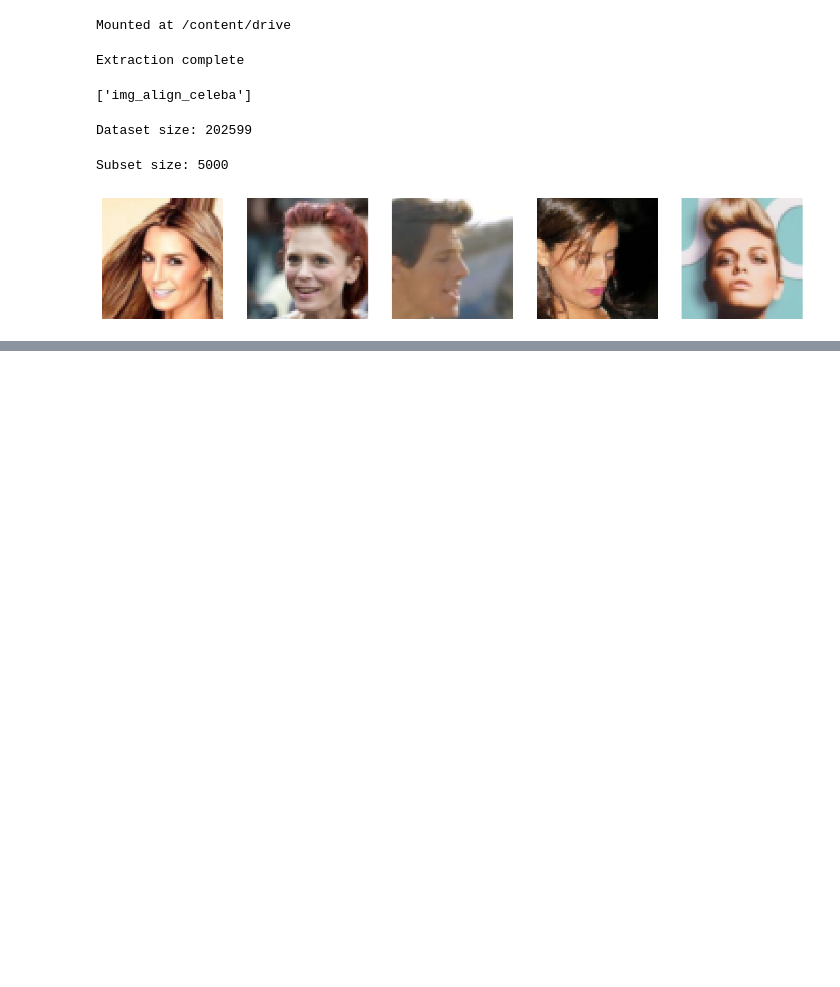
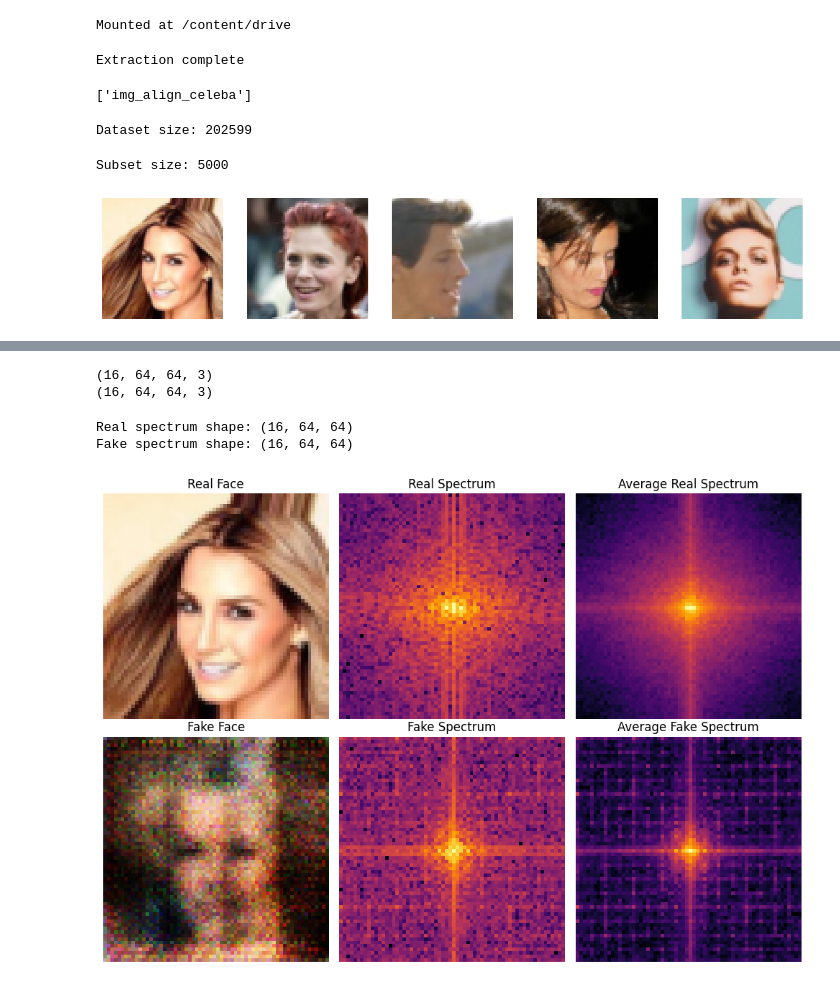
Before and after one commit to elizaabethnguyen/deepfake-detection, a Jupyter notebook: deepfake_project.ipynb, the cells around one changed output, grey strips where cells are left out. Saved outputs shown, nothing was run; the diff lists cells and outputs as text; code cells hidden in the pictures; blank space fills up the shorter version.

```diff
--- a/deepfake_project.ipynb
+++ b/deepfake_project.ipynb
@@ -90,0 +583,17 @@ plt.show()
+# %%
+# Convert Tensors to Numpy
+# =========================
+# CONVERT TO NUMPY
+# =========================
+
+# Convert tensors into numpy arrays
+
+real_np = real_images.permute(0,2,3,1).numpy()
+
+fake_np = fake_images.permute(0,2,3,1).numpy()
+
+print(real_np.shape)
+print(fake_np.shape)
+# %% [output]
+(16, 64, 64, 3)
+(16, 64, 64, 3)
@@ -90,0 +625,54 @@ plt.show()
+# %%
+# Generate FFT Spectra
+# =========================
+# CREATE SPECTRA
+# =========================
+
+real_spec = to_log_spectrum(real_np)
+
+fake_spec = to_log_spectrum(fake_np)
+
+print("Real spectrum shape:", real_spec.shape)
+print("Fake spectrum shape:", fake_spec.shape)
+# %% [output]
+Real spectrum shape: (16, 64, 64)
+Fake spectrum shape: (16, 64, 64)
+# %%
+# =========================
+# VISUALISE FFT SPECTRA
+# =========================
+
+fig, axes = plt.subplots(2,3, figsize=(10,7))
+
+# REAL IMAGE
+axes[0,0].imshow((real_np[0] + 1) / 2)
+axes[0,0].set_title("Real Face")
+
+# REAL SPECTRUM
+axes[0,1].imshow(real_spec[0], cmap='inferno')
+axes[0,1].set_title("Real Spectrum")
+
+# AVERAGE REAL SPECTRUM
+axes[0,2].imshow(np.mean(real_spec, axis=0), cmap='inferno')
+axes[0,2].set_title("Average Real Spectrum")
+
+# FAKE IMAGE
+axes[1,0].imshow((fake_np[0] + 1) / 2)
+axes[1,0].set_title("Fake Face")
+
+# FAKE SPECTRUM
+axes[1,1].imshow(fake_spec[0], cmap='inferno')
+axes[1,1].set_title("Fake Spectrum")
+
+# AVERAGE FAKE SPECTRUM
+axes[1,2].imshow(np.mean(fake_spec, axis=0), cmap='inferno')
+axes[1,2].set_title("Average Fake Spectrum")
+
+# Remove axes
+for ax in axes.flatten():
+    ax.axis('off')
+
+plt.tight_layout()
+plt.show()
+# %% [output]
+[figure, added]
```
Also changed, not shown: parts of 31 cells of this notebook.
